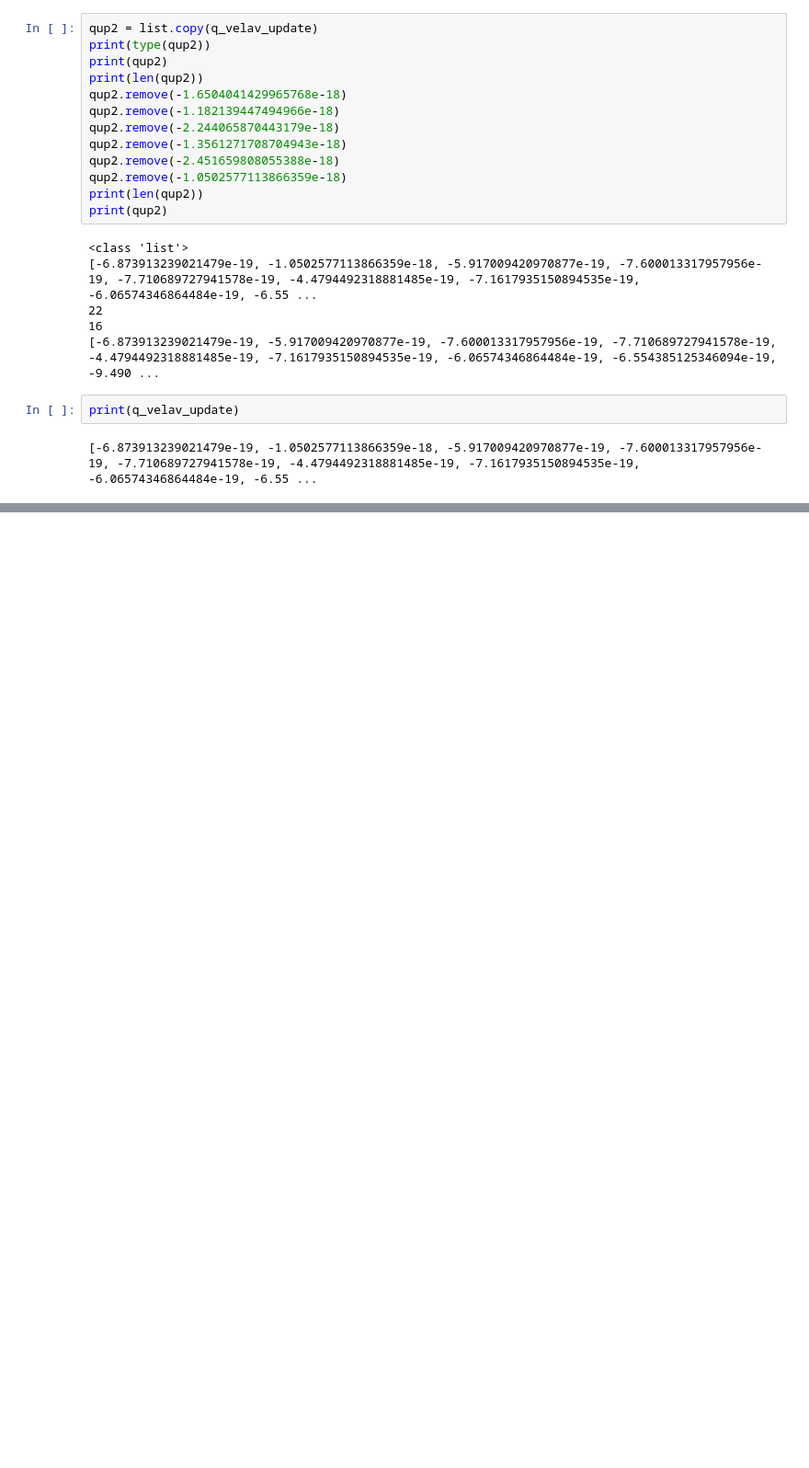
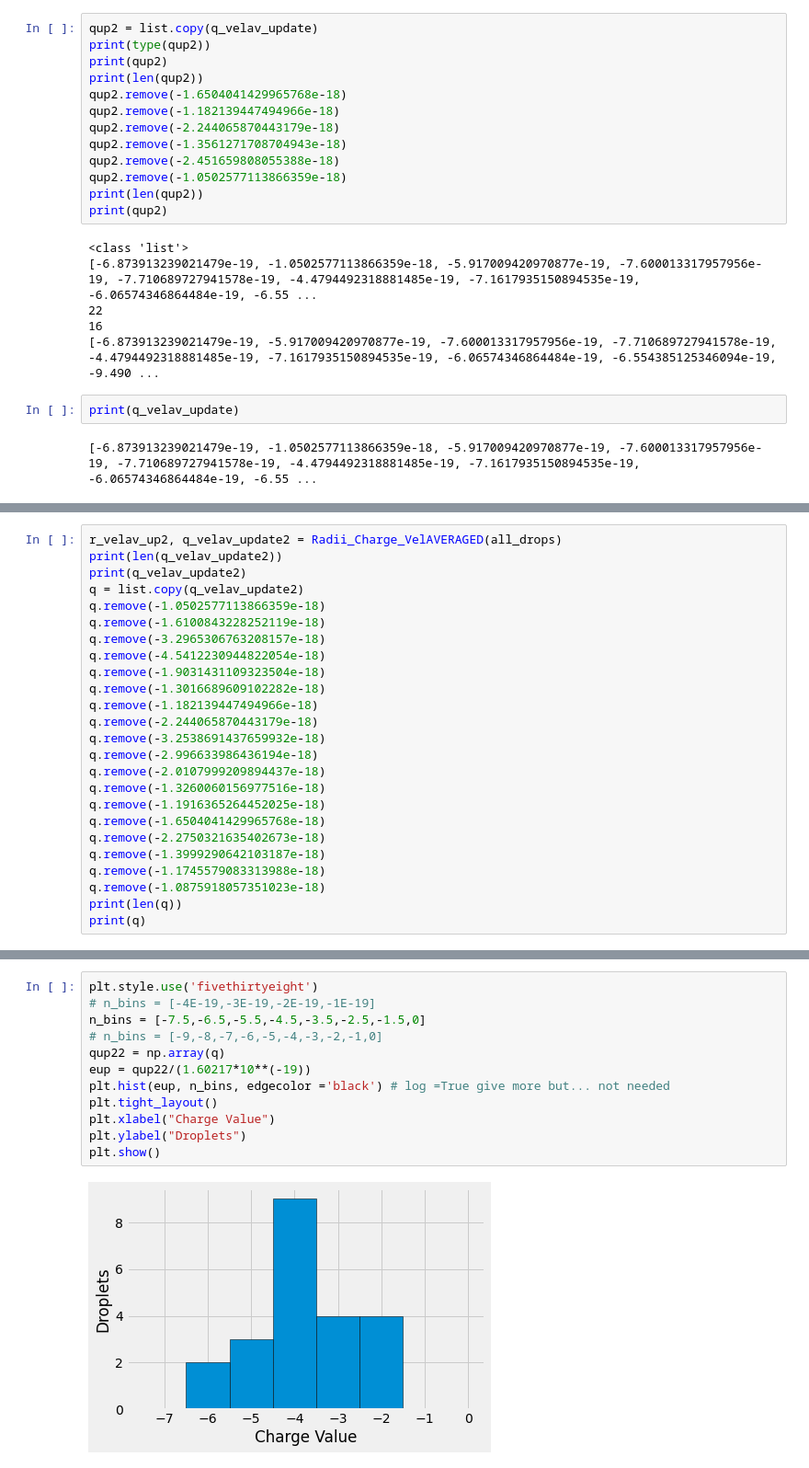
Before and after one commit to Drixitel/134-Lab-Spring-2023, a Jupyter notebook: Millikan/Code/Millikan-Code/Oil-Drop-V2.ipynb, the cells around one changed output, grey strips where cells are left out. Shown at 92% size. Saved outputs shown, nothing was run; the diff lists cells and outputs as text; blank space fills up the shorter version.

```diff
--- a/Millikan/Code/Millikan-Code/Oil-Drop-V2.ipynb
+++ b/Millikan/Code/Millikan-Code/Oil-Drop-V2.ipynb
@@ -524,0 +525,25 @@ print(q_velav_update)
+# %%
+r_velav_up2, q_velav_update2 = Radii_Charge_VelAVERAGED(all_drops)
+print(len(q_velav_update2))
+print(q_velav_update2)
+q = list.copy(q_velav_update2)
+q.remove(-1.0502577113866359e-18)
+q.remove(-1.6100843228252119e-18)
+q.remove(-3.2965306763208157e-18)
+q.remove(-4.5412230944822054e-18)
+q.remove(-1.9031431109323504e-18)
+q.remove(-1.3016689609102282e-18)
+q.remove(-1.182139447494966e-18)
+q.remove(-2.244065870443179e-18)
+q.remove(-3.2538691437659932e-18)
+q.remove(-2.996633986436194e-18)
+q.remove(-2.0107999209894437e-18)
+q.remove(-1.3260060156977516e-18)
+q.remove(-1.1916365264452025e-18)
+q.remove(-1.6504041429965768e-18)
+q.remove(-2.2750321635402673e-18)
+q.remove(-1.3999290642103187e-18)
+q.remove(-1.1745579083313988e-18)
+q.remove(-1.0875918057351023e-18)
+print(len(q))
+print(q)
@@ -524,0 +555,14 @@ print(q_velav_update)
+# %%
+plt.style.use('fivethirtyeight')
+# n_bins = [-4E-19,-3E-19,-2E-19,-1E-19]
+n_bins = [-7.5,-6.5,-5.5,-4.5,-3.5,-2.5,-1.5,0]
+# n_bins = [-9,-8,-7,-6,-5,-4,-3,-2,-1,0]
+qup22 = np.array(q)
+eup = qup22/(1.60217*10**(-19))
+plt.hist(eup, n_bins, edgecolor ='black') # log =True give more but... not needed
+plt.tight_layout()
+plt.xlabel("Charge Value")
+plt.ylabel("Droplets")
+plt.show()
+# %% [output]
+[figure, added]
```
Also changed, not shown: parts of 3 cells of this notebook.
